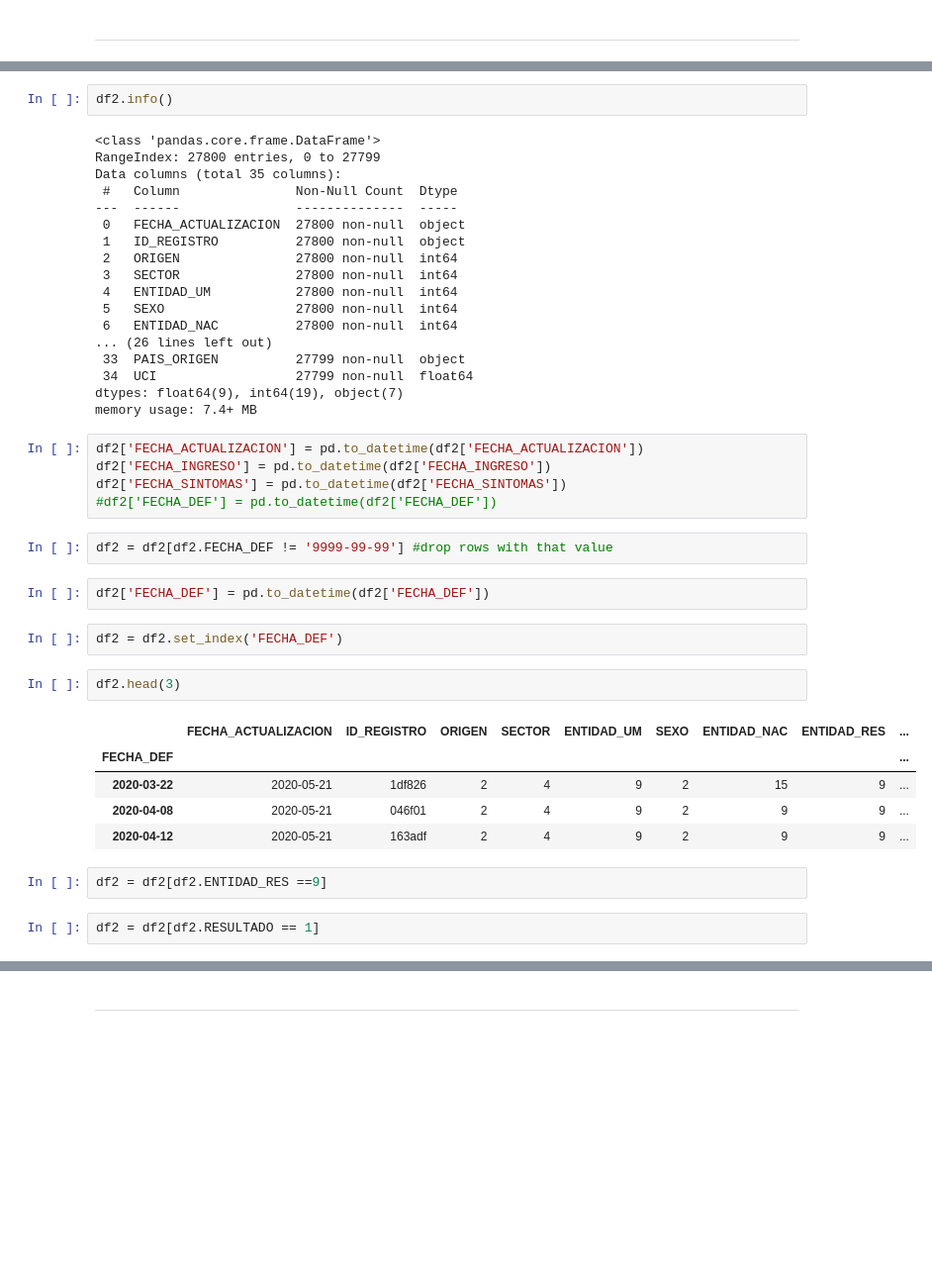
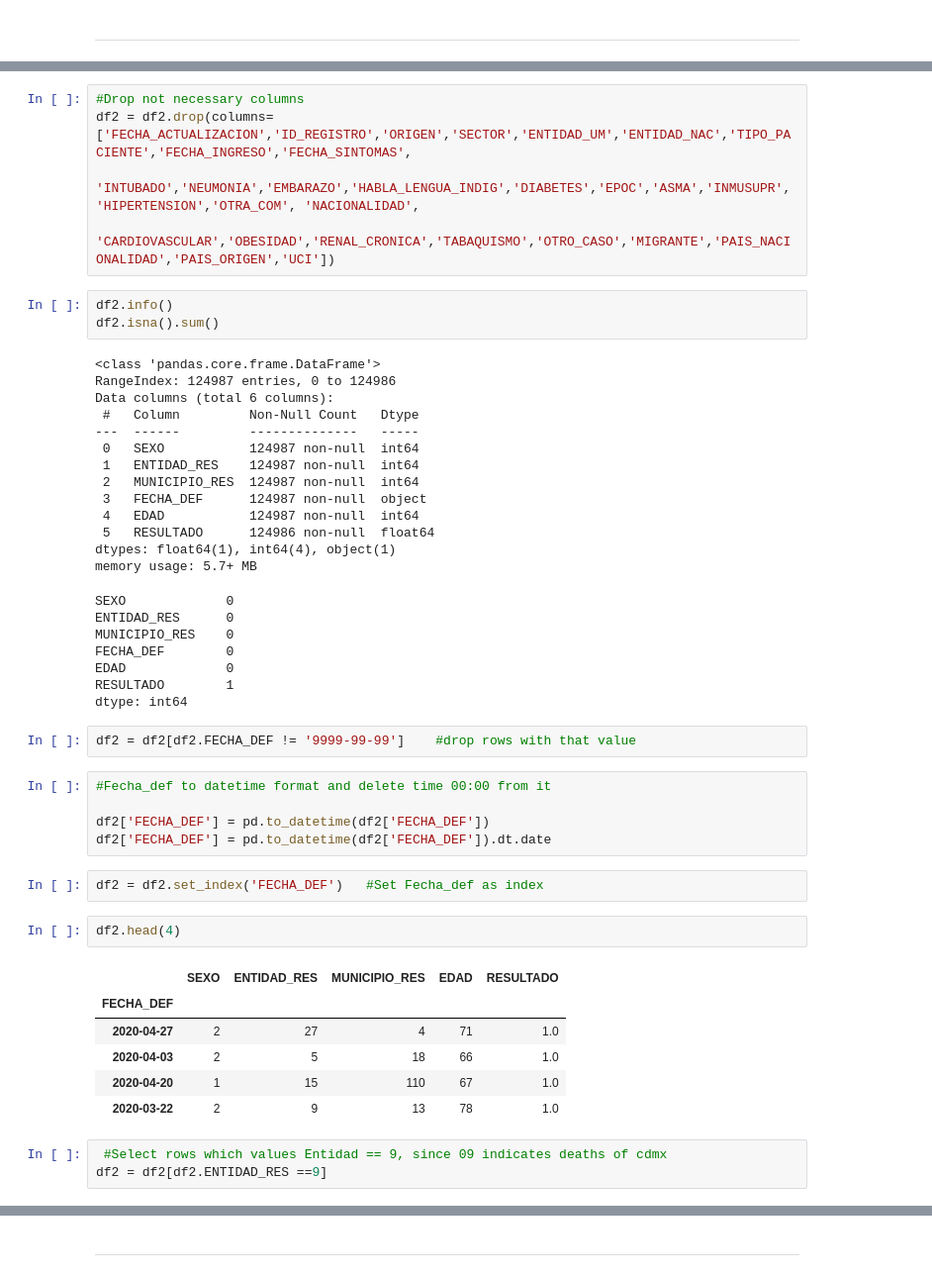
Before and after one commit to cesarrc21/DataViz, a Jupyter notebook: covid19cdmxdeaths.ipynb, the cells around one changed output, grey strips where cells are left out. Shown: that part at 99% size. Cells and saved outputs as stored; diff of their text form; blank space fills up the shorter version.

Commit message:
Covid19 Deaths CDMX

```diff
--- a/covid19cdmxdeaths.ipynb
+++ b/covid19cdmxdeaths.ipynb
@@ -137,43 +130,50 @@ df2.head()
+# %%
+#Drop not necessary columns
+df2 = df2.drop(columns=['FECHA_ACTUALIZACION','ID_REGISTRO','ORIGEN','SECTOR','ENTIDAD_UM','ENTIDAD_NAC','TIPO_PACIENTE','FECHA_INGRESO','FECHA_SINTOMAS',
+                        'INTUBADO','NEUMONIA','EMBARAZO','HABLA_LENGUA_INDIG','DIABETES','EPOC','ASMA','INMUSUPR','HIPERTENSION','OTRA_COM', 'NACIONALIDAD',
+                        'CARDIOVASCULAR','OBESIDAD','RENAL_CRONICA','TABAQUISMO','OTRO_CASO','MIGRANTE','PAIS_NACIONALIDAD','PAIS_ORIGEN','UCI'])
 # %%
 df2.info()
+df2.isna().sum()
 # %% [output]
 <class 'pandas.core.frame.DataFrame'>
-RangeIndex: 27800 entries, 0 to 27799
-Data columns (total 35 columns):
- #   Column               Non-Null Count  Dtype
----  ------               --------------  -----
- 0   FECHA_ACTUALIZACION  27800 non-null  object
- 1   ID_REGISTRO          27800 non-null  object
- 2   ORIGEN               27800 non-null  int64
- 3   SECTOR               27800 non-null  int64
- 4   ENTIDAD_UM           27800 non-null  int64
- 5   SEXO                 27800 non-null  int64
- 6   ENTIDAD_NAC          27800 non-null  int64
-... (26 lines left out)
- 33  PAIS_ORIGEN          27799 non-null  object
- 34  UCI                  27799 non-null  float64
-dtypes: float64(9), int64(19), object(7)
-memory usage: 7.4+ MB
+RangeIndex: 124987 entries, 0 to 124986
+Data columns (total 6 columns):
+ #   Column         Non-Null Count   Dtype
+---  ------         --------------   -----
+ 0   SEXO           124987 non-null  int64
+ 1   ENTIDAD_RES    124987 non-null  int64
+ 2   MUNICIPIO_RES  124987 non-null  int64
+ 3   FECHA_DEF      124987 non-null  object
+ 4   EDAD           124987 non-null  int64
+ 5   RESULTADO      124986 non-null  float64
+dtypes: float64(1), int64(4), object(1)
+memory usage: 5.7+ MB
+SEXO             0
+ENTIDAD_RES      0
+MUNICIPIO_RES    0
+FECHA_DEF        0
+EDAD             0
+RESULTADO        1
+dtype: int64
-# %%
-df2['FECHA_ACTUALIZACION'] = pd.to_datetime(df2['FECHA_ACTUALIZACION'])
-df2['FECHA_INGRESO'] = pd.to_datetime(df2['FECHA_INGRESO'])
-df2['FECHA_SINTOMAS'] = pd.to_datetime(df2['FECHA_SINTOMAS'])
-#df2['FECHA_DEF'] = pd.to_datetime(df2['FECHA_DEF'])
 # %%
-df2 = df2[df2.FECHA_DEF != '9999-99-99'] #drop rows with that value
+df2 = df2[df2.FECHA_DEF != '9999-99-99']    #drop rows with that value
-# %%
-df2['FECHA_DEF'] = pd.to_datetime(df2['FECHA_DEF'])
+# %%
+#Fecha_def to datetime format and delete time 00:00 from it
+
+df2['FECHA_DEF'] = pd.to_datetime(df2['FECHA_DEF'])
+df2['FECHA_DEF'] = pd.to_datetime(df2['FECHA_DEF']).dt.date
 # %%
-df2 = df2.set_index('FECHA_DEF')
+df2 = df2.set_index('FECHA_DEF')   #Set Fecha_def as index
 # %%
-df2.head(3)
+df2.head(4)
 # %% [output]
-|  | FECHA_ACTUALIZACION | ID_REGISTRO | ORIGEN | SECTOR | ENTIDAD_UM | SEXO | ENTIDAD_NAC | ENTIDAD_RES | ... |
-| FECHA_DEF |  |  |  |  |  |  |  |  | ... |
-| 2020-03-22 | 2020-05-21 | 1df826 | 2 | 4 | 9 | 2 | 15 | 9 | ... |
-| 2020-04-08 | 2020-05-21 | 046f01 | 2 | 4 | 9 | 2 | 9 | 9 | ... |
-| 2020-04-12 | 2020-05-21 | 163adf | 2 | 4 | 9 | 2 | 9 | 9 | ... |
+|  | SEXO | ENTIDAD_RES | MUNICIPIO_RES | EDAD | RESULTADO |
+| FECHA_DEF |  |  |  |  |  |
+| 2020-04-27 | 2 | 27 | 4 | 71 | 1.0 |
+| 2020-04-03 | 2 | 5 | 18 | 66 | 1.0 |
+| 2020-04-20 | 1 | 15 | 110 | 67 | 1.0 |
+| 2020-03-22 | 2 | 9 | 13 | 78 | 1.0 |
-# %%
-df2 = df2[df2.ENTIDAD_RES ==9]
-# %%
-df2 = df2[df2.RESULTADO == 1]
+# %%
+ #Select rows which values Entidad == 9, since 09 indicates deaths of cdmx
+df2 = df2[df2.ENTIDAD_RES ==9]
```
Also changed, not shown: parts of 48 cells of this notebook.
